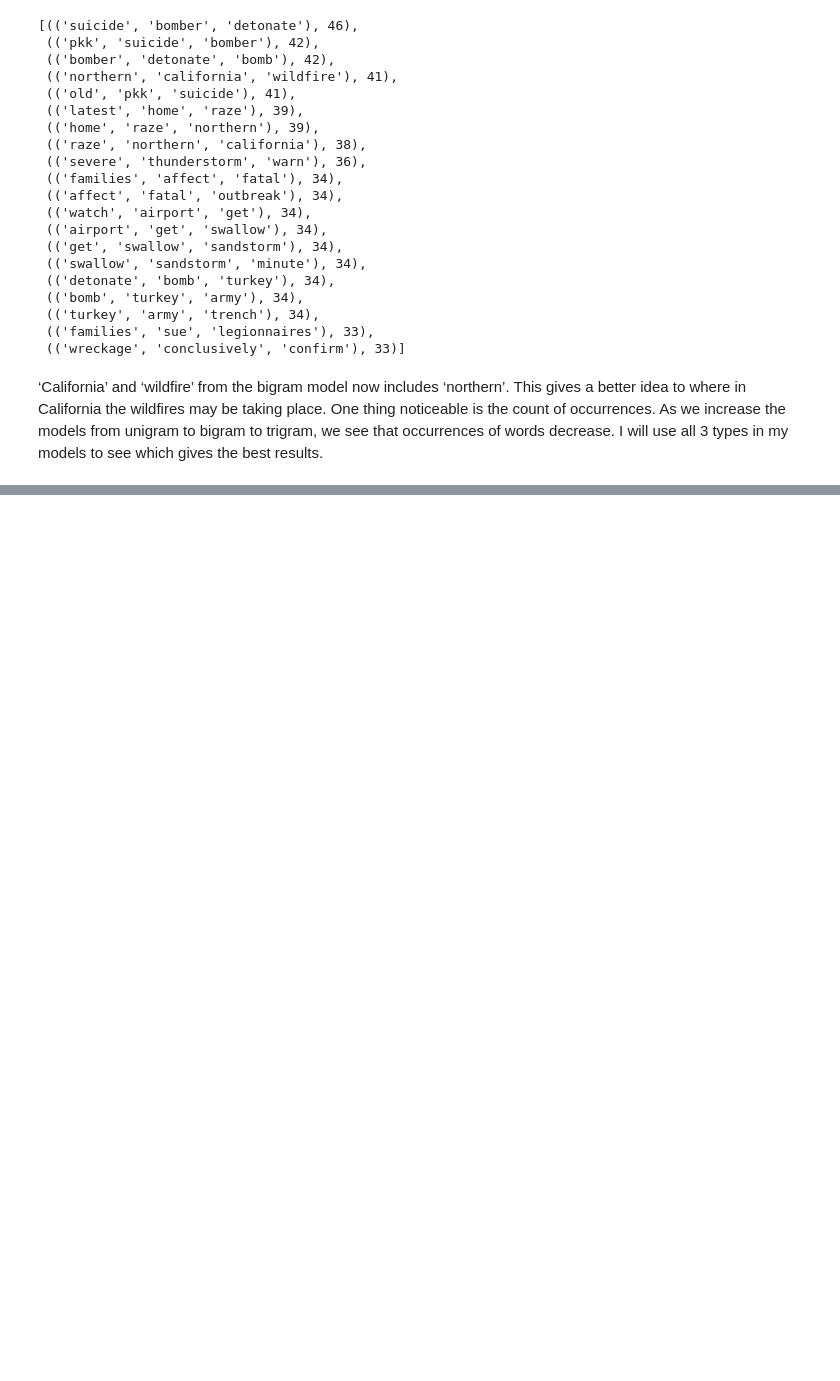
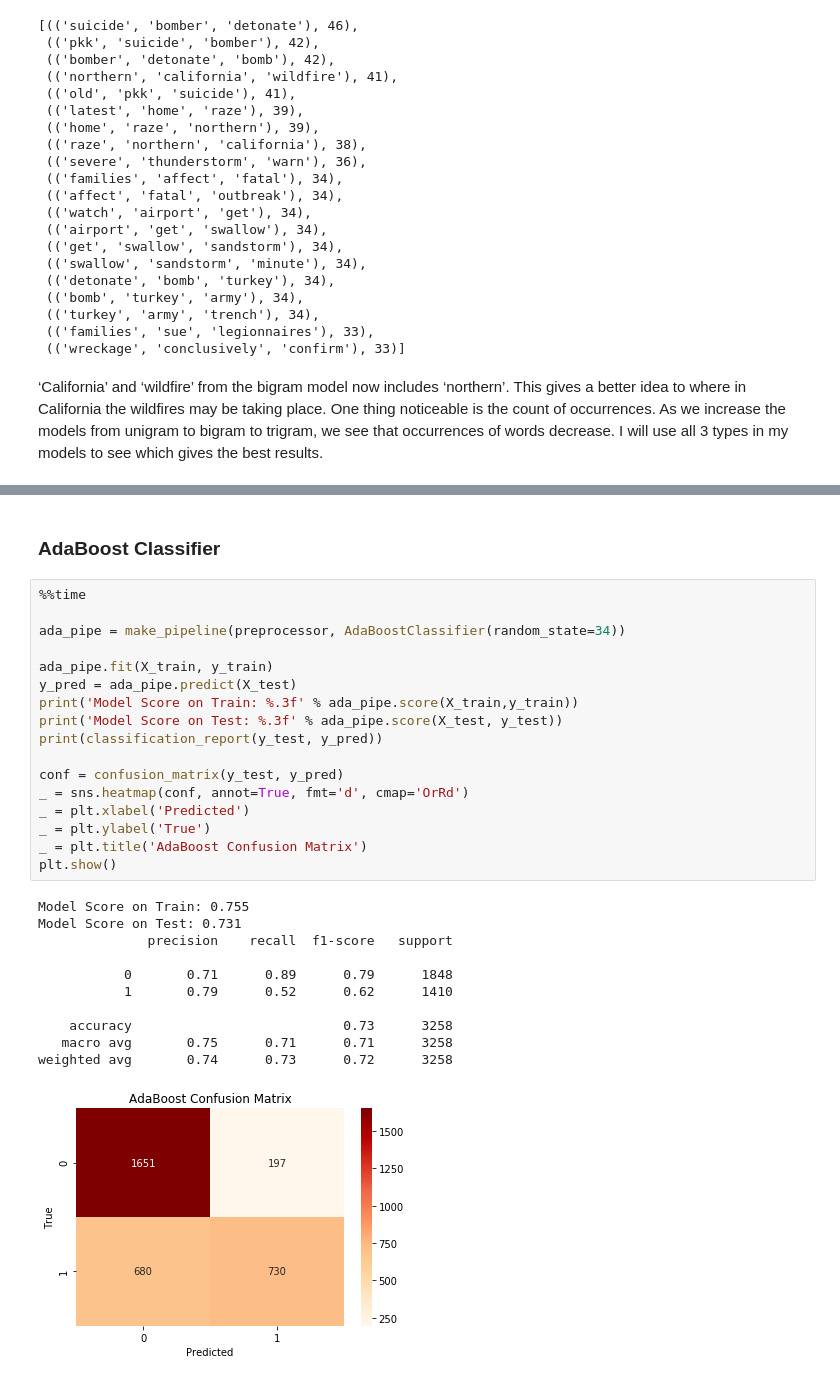
Before and after one commit to barcilla/Capstone_2, a Jupyter notebook: Tweet Classifier: Detecting Disasters.ipynb, the cells around one changed output, grey strips where cells are left out. Saved outputs shown, nothing was run; the diff lists cells and outputs as text; blank space fills up the shorter version.

```diff
--- a/Tweet Classifier: Detecting Disasters.ipynb
+++ b/Tweet Classifier: Detecting Disasters.ipynb
@@ -558,0 +729,31 @@ Top 20 Trigrams for Disaster Tweets
+# %% [markdown]
+### AdaBoost Classifier
+# %%
+%%time
+
+ada_pipe = make_pipeline(preprocessor, AdaBoostClassifier(random_state=34))
+
+ada_pipe.fit(X_train, y_train)
+y_pred = ada_pipe.predict(X_test)
+print('Model Score on Train: %.3f' % ada_pipe.score(X_train,y_train))
+print('Model Score on Test: %.3f' % ada_pipe.score(X_test, y_test))
+print(classification_report(y_test, y_pred))
+
+conf = confusion_matrix(y_test, y_pred)
+_ = sns.heatmap(conf, annot=True, fmt='d', cmap='OrRd')
+_ = plt.xlabel('Predicted')
+_ = plt.ylabel('True')
+_ = plt.title('AdaBoost Confusion Matrix')
+plt.show()
+# %% [output]
+Model Score on Train: 0.755
+Model Score on Test: 0.731
+              precision    recall  f1-score   support
+
+           0       0.71      0.89      0.79      1848
+           1       0.79      0.52      0.62      1410
+
+    accuracy                           0.73      3258
+   macro avg       0.75      0.71      0.71      3258
+weighted avg       0.74      0.73      0.72      3258
+[figure, added]
```
Also changed, not shown: parts of 36 cells of this notebook.
